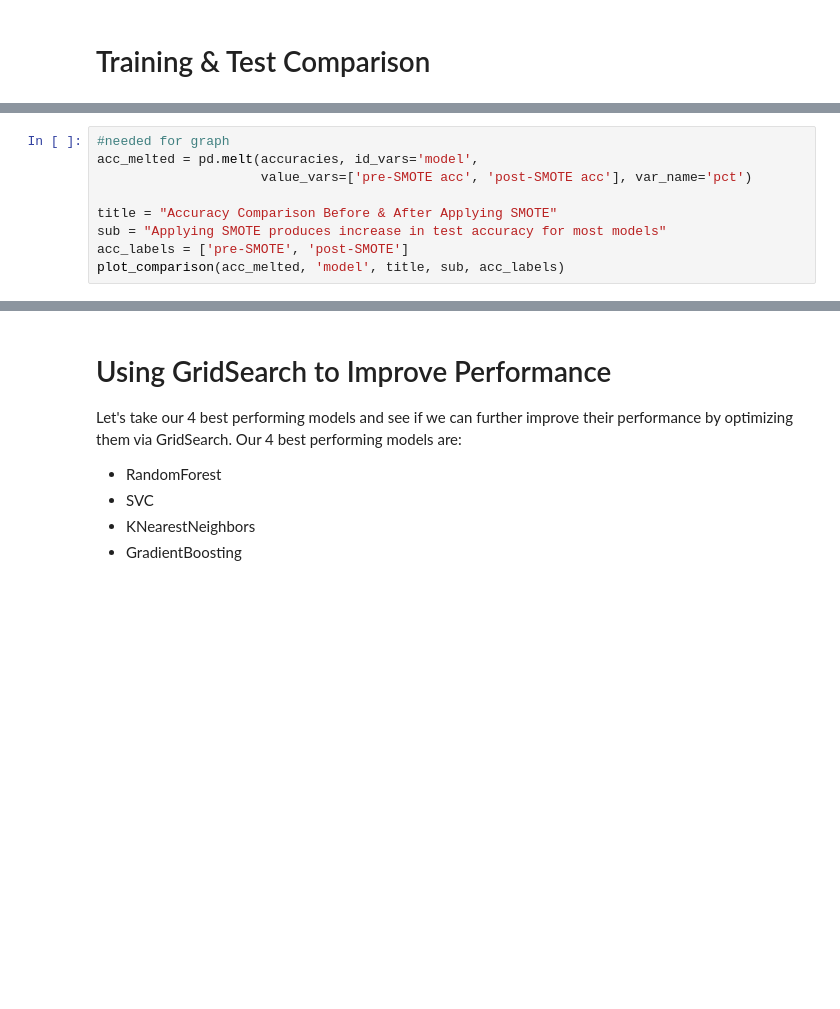
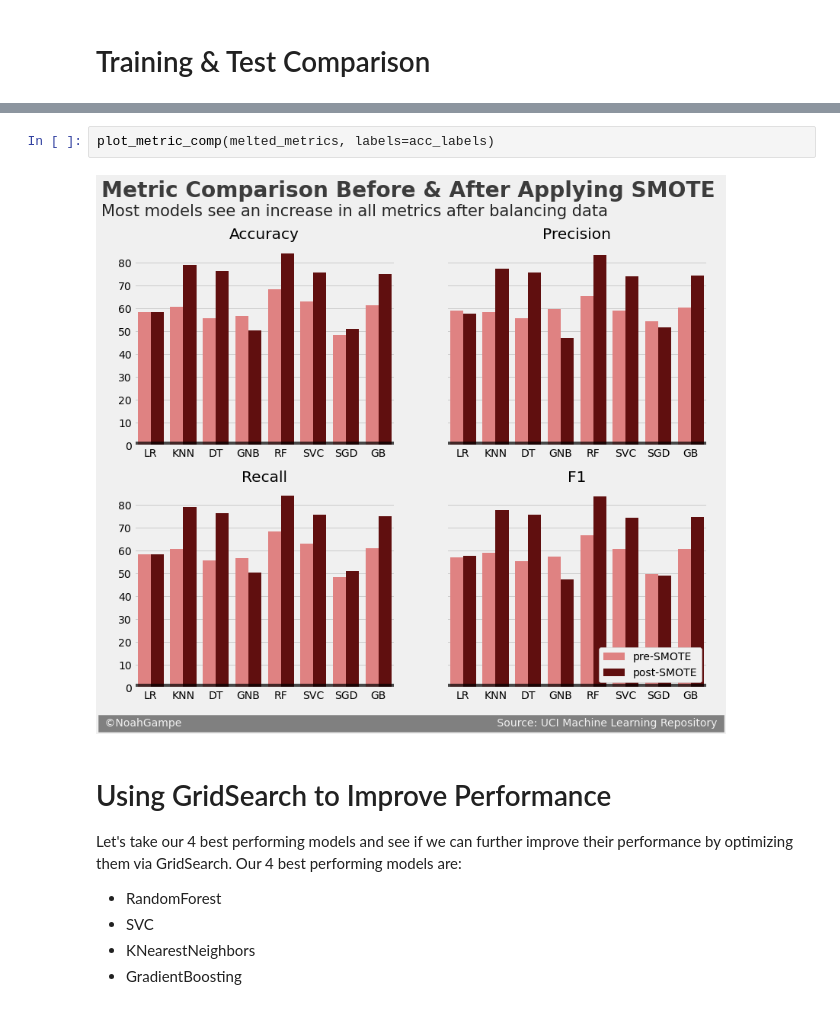
Before and after one commit to noah-kg/predicting-wine-quality, a Jupyter notebook: Predicting Wine Quality.ipynb, the cells around one changed output, grey strips where cells are left out. Cells and saved outputs as stored; diff of their text form; blank space fills up the shorter version.

```diff
--- a/Predicting Wine Quality.ipynb
+++ b/Predicting Wine Quality.ipynb
@@ -564,9 +592,0 @@ accuracies
-# %%
-#needed for graph
-acc_melted = pd.melt(accuracies, id_vars='model',
-                     value_vars=['pre-SMOTE acc', 'post-SMOTE acc'], var_name='pct')
-
-title = "Accuracy Comparison Before & After Applying SMOTE"
-sub = "Applying SMOTE produces increase in test accuracy for most models"
-acc_labels = ['pre-SMOTE', 'post-SMOTE']
-plot_comparison(acc_melted, 'model', title, sub, acc_labels)
@@ -575,3 +657,7 @@ plot_comparison(acc_melted, 'model', title, sub, acc_labels)
+# %%
+plot_metric_comp(melted_metrics, labels=acc_labels)
+# %% [output]
+[figure, added]
 # %% [markdown]
 # Using GridSearch to Improve Performance
 
```
Also changed, not shown: parts of 22 cells of this notebook.
